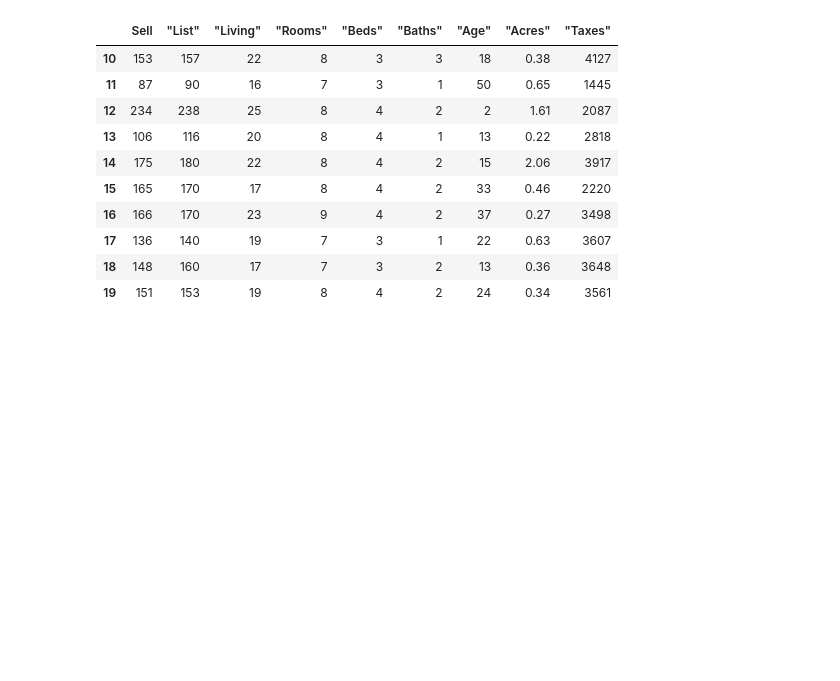
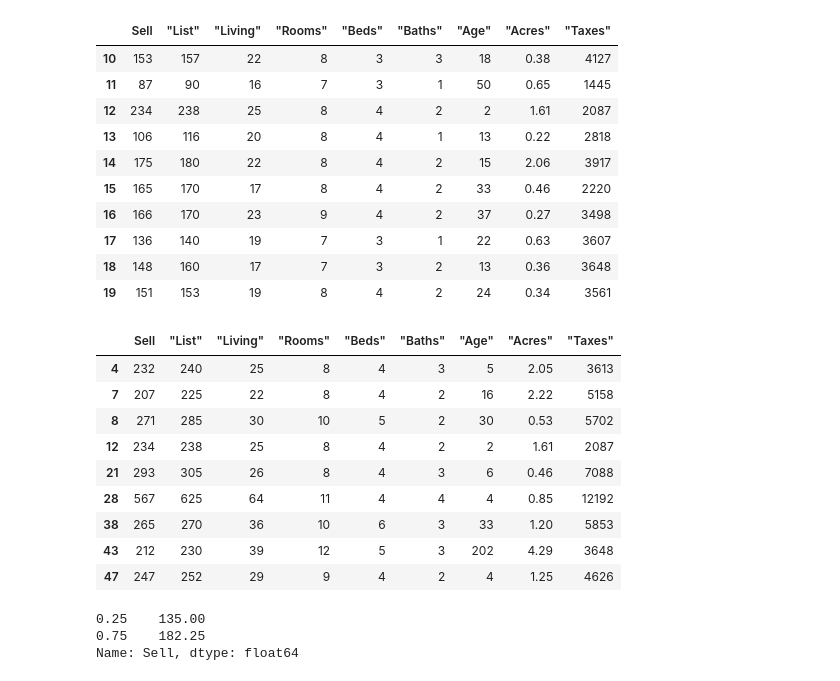
Before and after one commit to msy-bilecik/ist204, a Jupyter notebook: ist204_2024_11h_panda.ipynb, the cells around one changed output. Saved outputs shown, nothing was run; the diff lists cells and outputs as text; code cells hidden in the pictures; blank space fills up the shorter version.

```diff
--- a/ist204_2024_11h_panda.ipynb
+++ b/ist204_2024_11h_panda.ipynb
@@ -278,3 +278,22 @@ display(df2)
 | 17 | 136 | 140 | 19 | 7 | 3 | 1 | 22 | 0.63 | 3607 |
 | 18 | 148 | 160 | 17 | 7 | 3 | 2 | 13 | 0.36 | 3648 |
 | 19 | 151 | 153 | 19 | 8 | 4 | 2 | 24 | 0.34 | 3561 |
+# %%
+df1.loc[df1.Sell>200]
+# %% [output]
+|  | Sell | "List" | "Living" | "Rooms" | "Beds" | "Baths" | "Age" | "Acres" | "Taxes" |
+| 4 | 232 | 240 | 25 | 8 | 4 | 3 | 5 | 2.05 | 3613 |
+| 7 | 207 | 225 | 22 | 8 | 4 | 2 | 16 | 2.22 | 5158 |
+| 8 | 271 | 285 | 30 | 10 | 5 | 2 | 30 | 0.53 | 5702 |
+| 12 | 234 | 238 | 25 | 8 | 4 | 2 | 2 | 1.61 | 2087 |
+| 21 | 293 | 305 | 26 | 8 | 4 | 3 | 6 | 0.46 | 7088 |
+| 28 | 567 | 625 | 64 | 11 | 4 | 4 | 4 | 0.85 | 12192 |
+| 38 | 265 | 270 | 36 | 10 | 6 | 3 | 33 | 1.20 | 5853 |
+| 43 | 212 | 230 | 39 | 12 | 5 | 3 | 202 | 4.29 | 3648 |
+| 47 | 247 | 252 | 29 | 9 | 4 | 2 | 4 | 1.25 | 4626 |
+# %%
+df1["Sell"].quantile([0.25,0.75])
+# %% [output]
+0.25    135.00
+0.75    182.25
+Name: Sell, dtype: float64
```
Also changed, not shown: parts of 5 cells of this notebook.
